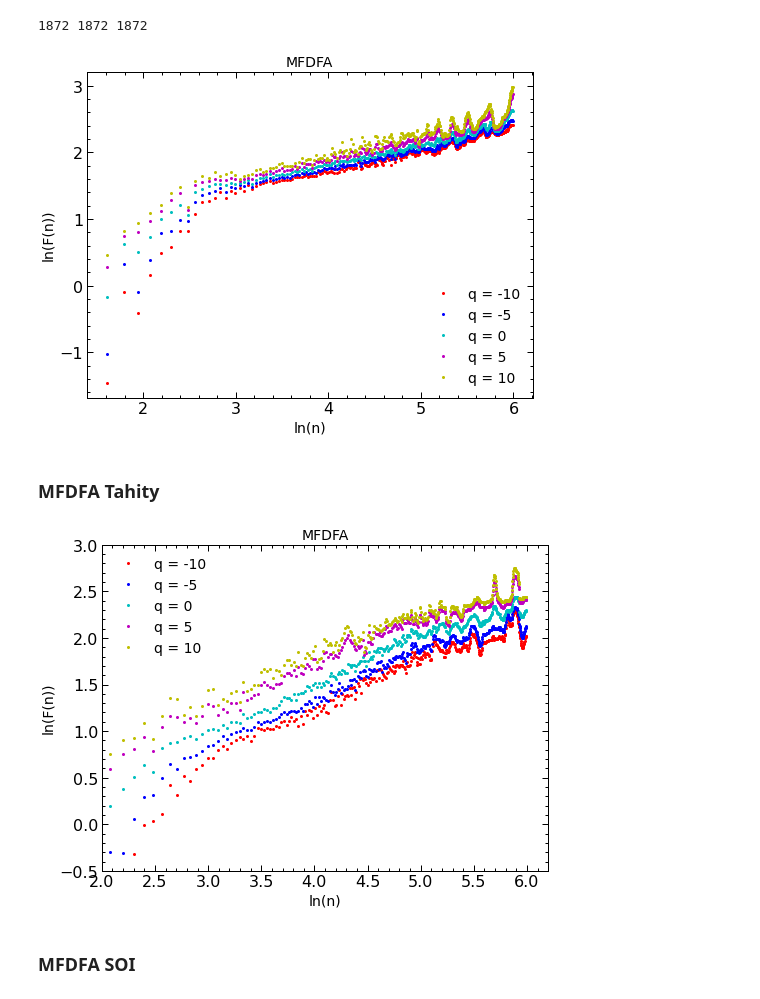
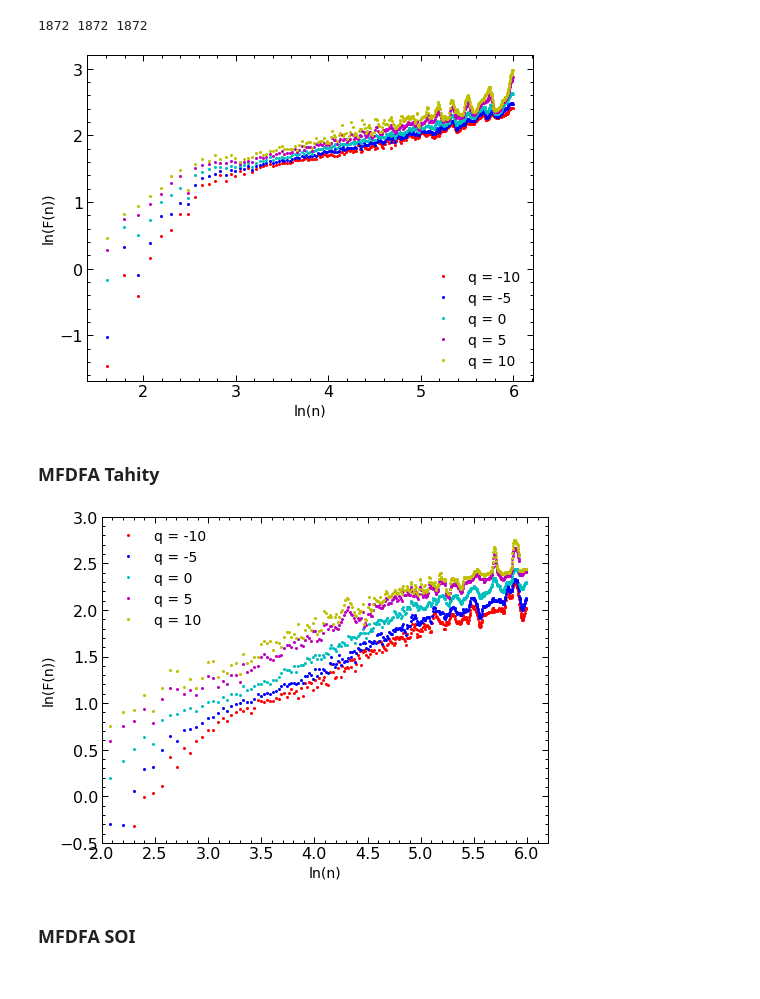
Before and after one commit to sebasjaro/MFDFAX, a Jupyter notebook: Python/MFDFA.ipynb, the cells around one changed output. Drawn from its saved outputs; the diff is of its cells as text; code cells hidden in the pictures.

```diff
--- a/Python/MFDFA.ipynb
+++ b/Python/MFDFA.ipynb
@@ -102,23 +102,23 @@ end = 400
 # %%
 mar = 2
 winSizes = fu.linRangeByStep(start, end)
 n_dar, F_dar = mfdfa_dar.computeFlucVec(winSizes, qs, revSeg=revseg, polOrd = polord)
 list_H_dar, list_H_intercept_dar = mfdfa_dar.fitFlucVec()
 
 plt.plot(np.log(n_dar), np.log(F_dar[0, :]), 'ro', ms=mar, label =  "q = {:d}".format(qs[0]))
 half_idx = int(len(qs)/2)
 plt.plot(np.log(n_dar), np.log(F_dar[5, :]), 'bo', ms=mar, label =  "q = {:d}".format(qs[5]))
 plt.plot(np.log(n_dar), np.log(F_dar[half_idx, :]), 'co', ms=mar, label =  "q = {:d}".format(qs[half_idx]))
 plt.plot(np.log(n_dar), np.log(F_dar[-6, :]), 'mo', ms=mar, label =  "q = {:d}".format(qs[-6]))
 plt.plot(np.log(n_dar), np.log(F_dar[-1, :]), 'yo', ms=mar, label =  "q = {:d}".format(qs[-1]))
 plt.xlabel('ln(n)', fontsize=14)
 plt.ylabel('ln(F(n))', fontsize=14)
-plt.title('MFDFA', fontsize=14)
+#plt.title('./fig/MFDFA', fontsize=14)
 plt.legend(loc=0, fontsize=14)
 #plt.savefig('MFDFA_dar.pdf')
 plt.show()
 # %% [output]
-[figure, old version]
+[figure, new version]
 # %% [markdown]
 ### MFDFA Tahity
 # %%
@@ -134,14 +134,14 @@ plt.plot(np.log(n_tah), np.log(F_tah[-5, :]), 'mo', ms=mar, label =  "q = {:d}".
 plt.plot(np.log(n_tah), np.log(F_tah[-1, :]), 'yo', ms=mar, label =  "q = {:d}".format(qs[-1]))
 plt.xlabel('ln(n)', fontsize=14)
 plt.ylabel('ln(F(n))', fontsize=14)
-plt.title('MFDFA', fontsize=14)
+#plt.title('MFDFA', fontsize=14)
 plt.legend(loc=0, fontsize=14)
-#plt.savefig('MFDFA_tah.pdf')
+#plt.savefig('./fig/MFDFA_tah.pdf')
 plt.xlim([2,6.2])
 plt.ylim([-0.5,3.])
 plt.show()
 # %% [output]
-[figure, old version]
+[figure, new version]
 # %% [markdown]
 ### MFDFA SOI
 # %%
```
Also changed, not shown: parts of 21 cells of this notebook.
